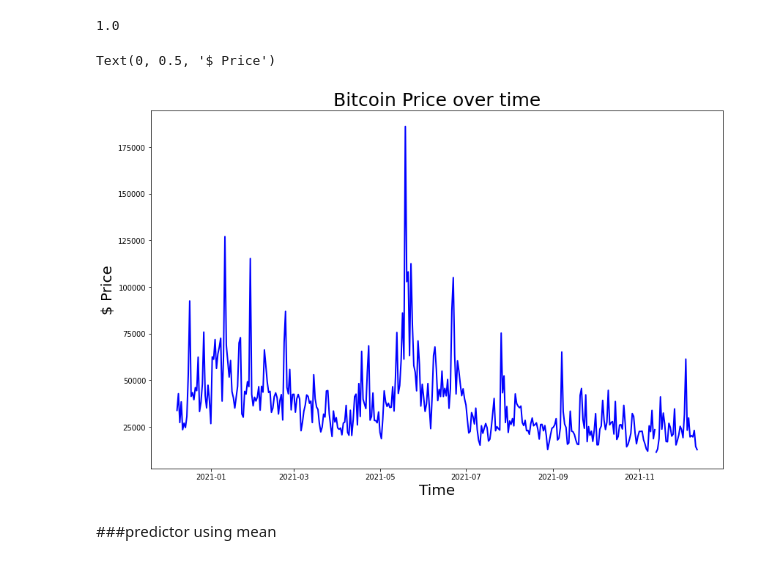
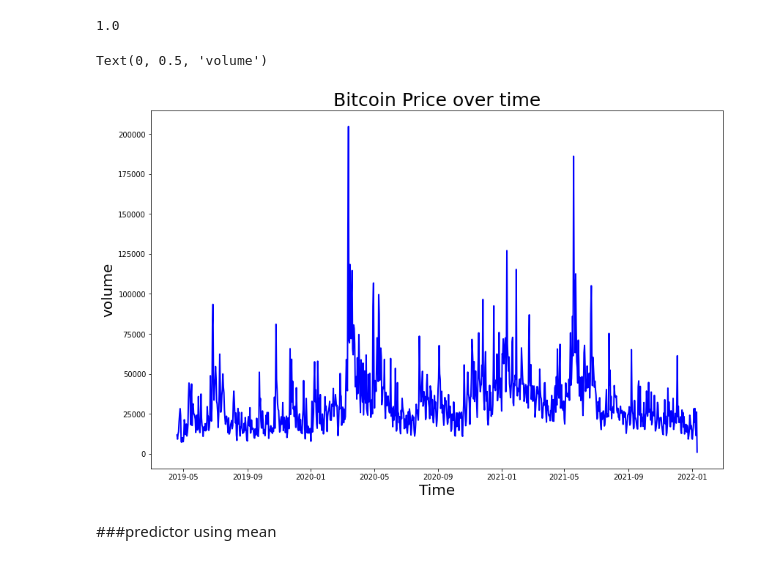
Before and after one commit to moo0la/final_peoject, a Jupyter notebook: Bitcoin_price_predictor_by_LinearRegression.ipynb, the cells around one changed output. Cells and saved outputs as stored; diff of their text form; code cells hidden in the pictures.

```diff
--- a/Bitcoin_price_predictor_by_LinearRegression.ipynb
+++ b/Bitcoin_price_predictor_by_LinearRegression.ipynb
@@ -235,14 +235,15 @@ volume_set = df.shift(30).tail(30)
 prediction_volume = model.predict(volume_set[by_volume_colmn])
 # %%
 plt.figure(figsize = (14, 9))
-plt.plot(df["Date"][-400:-60], df["taker_sell_base_asset_volume"][-400:-60], color='blue', lw=2)
-plt.plot(volume_set["Date"], prediction_volume, color='blue', lw=2)
+plt.plot(df["Date"], df["taker_sell_base_asset_volume"], color='blue', lw=2)
+#plt.plot(df["Date"][-400:-60], df["taker_sell_base_asset_volume"][-400:-60], color='blue', lw=2)
+#plt.plot(volume_set["Date"], prediction_volume, color='blue', lw=2)
 plt.title("Bitcoin Price over time", size=25)
 plt.xlabel("Time", size=20)
 plt.ylabel("volume", size=20)
 # %% [output]
-Text(0, 0.5, '$ Price')
+Text(0, 0.5, 'volume')
-[figure, old version]
+[figure, new version]
 # %% [markdown]
 ###predictor using mean
 # %%
```
Also changed, not shown: parts of 8 cells of this notebook.
